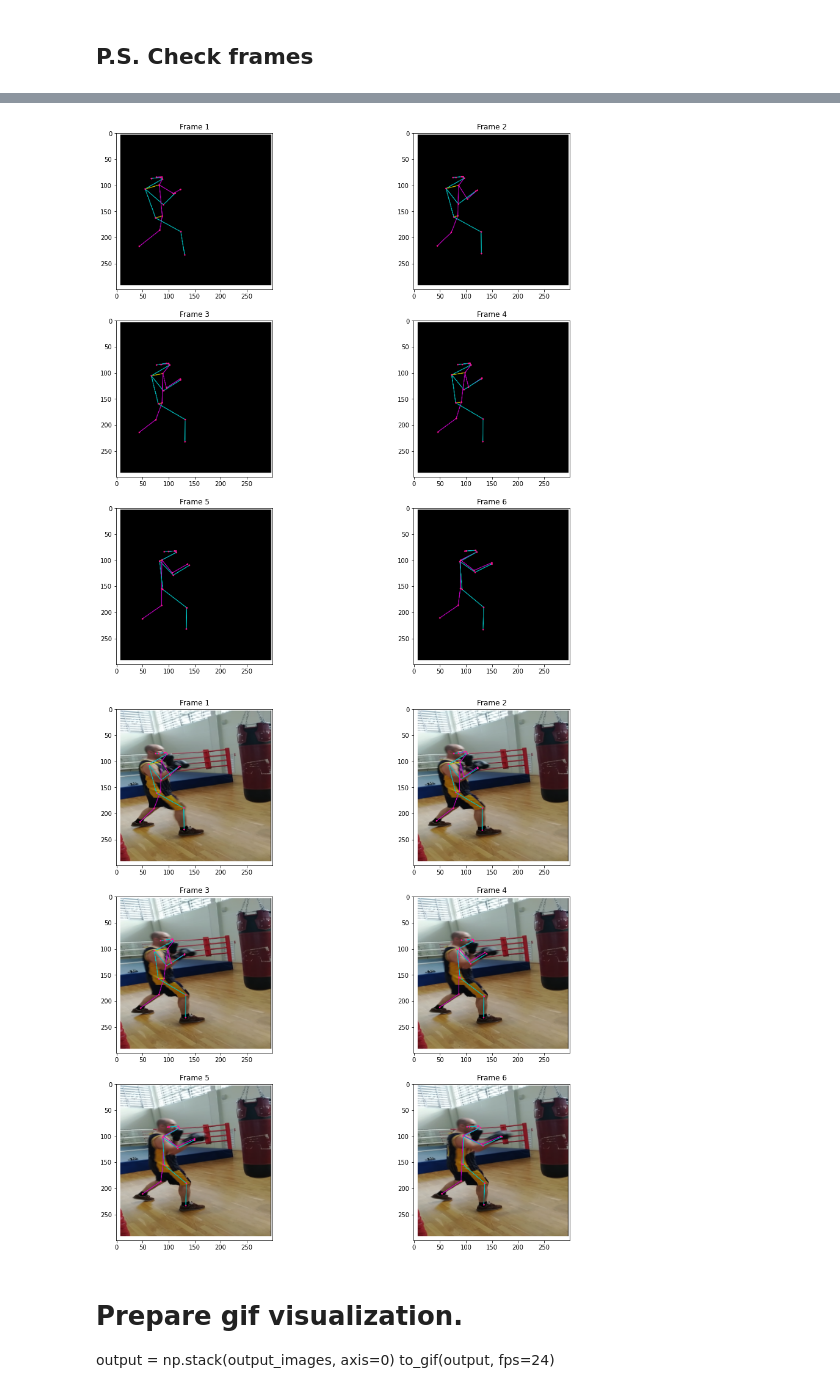
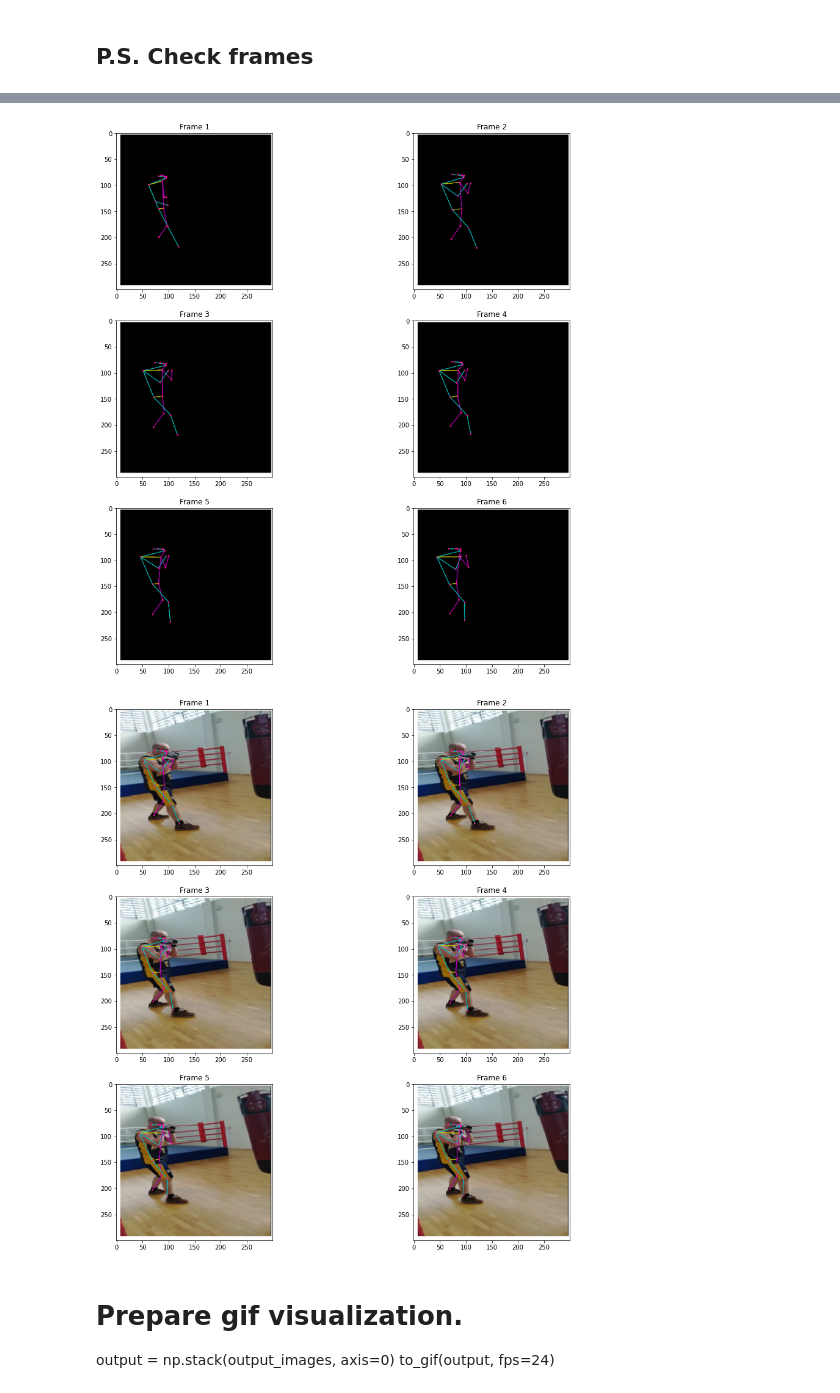
Before and after one commit to balezz/Punch_DL, a Jupyter notebook: MoveNetExtractKeypoints.ipynb, the cells around one changed output, grey strips where cells are left out. Saved outputs shown, nothing was run; the diff lists cells and outputs as text; code cells hidden in the pictures.

```diff
--- a/MoveNetExtractKeypoints.ipynb
+++ b/MoveNetExtractKeypoints.ipynb
@@ -561,43 +582,31 @@ def run_inference(movenet, image, crop_region, crop_size):
 ### Load videos, extract keypoints and save to *.npy files
 # %%
 # Load the input image.
-names = [
-    "id0_jab_1",
-    "id0_jab_2",
-    "id0_hook_1",
-    "id0_hook_2",
-    "id0_uper_1",
-    "id0_uper_2",
-    "id1_jab_1",
-    "id1_jab_2",
-    "id1_hook_1",
-    "id1_hook_2",
-    "id1_uper_1",
-    "id1_uper_2",
-]
+names = os.listdir('./data/labels')
 
 for name in names:
-    print(f"Start {name}")
-
     video_path = f"./data/video/{name}.mp4"
     cap = cv2.VideoCapture(video_path)
     keypoints = []
     i = 0
 
-    flip_image = np.random.rand() > 0.5
+    flip_image = name[-1] == '2'
     if flip_image:
         print(f"{name} has been flipped!")
+        name = name + '_reversed'
+
+    print(f"Start {name}")
 
     ret, frame = cap.read()
     frame = rotate(frame, 90)
+
+    if flip_image:
+        frame = cv2.flip(frame, 1)
+
     image_height, image_width, _ = frame.shape
     crop_region = init_crop_region(image_height, image_width)
 
-
     while cap.isOpened():
-        if flip_image:
-            frame = cv2.flip(frame, 1)
-
         keypoints_with_scores = run_inference(
             movenet, frame, crop_region, crop_size=[input_size, input_size]
         )
@@ -613,10 +622,15 @@ for name in names:
             break
 
         frame = rotate(frame, 90)
+
+        if flip_image:
+            frame = cv2.flip(frame, 1)
+
         i += 1
 
     cap.release()
 
     np.save(name, np.array(keypoints))
     print(f"Done {name}, {i} frames")
+    print('-' * 10)
 # %% [output]
@@ -663,4 +677,4 @@ for i in range(N):
     plt.title(f"Frame {i + 1}")
     plt.imshow(dump)
 # %% [output]
-[figure, old version]
+[figure, new version]
@@ -669,29 +681,30 @@ cap = cv2.VideoCapture(f"./data/video/{name}.mp4")
 # %%
+cap = cv2.VideoCapture(f"./data/video/{name[:-9]}.mp4")
 frame_num, N = 0, 6
 plt.figure(figsize=(16, 16))
 
 while frame_num != N:
     ret, frame = cap.read()
     frame = frame[:, :, ::-1]
     frame = cv2.resize(frame, (300, 300), interpolation=cv2.INTER_AREA)
     frame = rotate(frame, 90)
     # video has been flipped
     frame = cv2.flip(frame, 1)
     dump = draw_prediction_on_image(
         frame,
         keypoints[frame_num + 1],
         crop_region=None,
         close_figure=True,
         output_image_height=300,
     )
 
     plt.subplot(N // 2, 2, frame_num + 1)
     plt.title(f"Frame {frame_num + 1}")
     plt.imshow(dump)
 
     frame_num = frame_num + 1
 # %% [output]
-[figure, old version]
+[figure, new version]
 # %% [markdown]
 # Prepare gif visualization.
 output = np.stack(output_images, axis=0)
```
Also changed, not shown: parts of 11 cells of this notebook, 46 other files.
